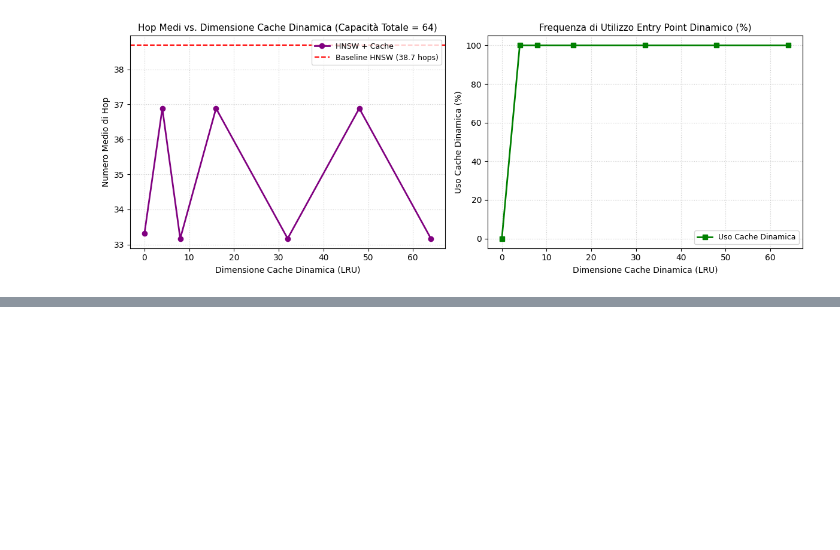
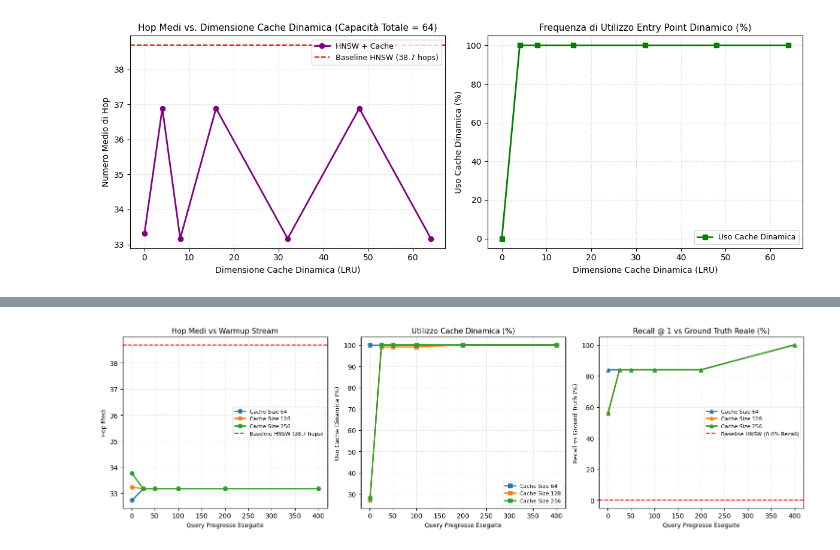
Before and after one commit to leopasq24/Case_Studies_IR, a Jupyter notebook: cache_tests.ipynb, the cells around one changed output, grey strips where cells are left out. Drawn from its saved outputs; the diff is of its cells as text; code cells hidden in the pictures; blank space fills up the shorter version.

Commit message:
- Ground Truth Comparison - Query change simulation

```diff
--- a/cache_tests.ipynb
+++ b/cache_tests.ipynb
@@ -930,3 +1063,94 @@ plt.show()
 | 5 | 64 | 16 | 48 | 36.89 | 4.7 | 100.0 | ... |
 | 6 | 64 | 0 | 64 | 33.17 | 14.3 | 100.0 | ... |
 [figure]
+# %%
+# Esecuzione del benchmark
+checkpoints_list = [1, 25, 50, 100, 200, 400]
+cache_sizes_list = [64, 128, 256]
+
+df_results, baseline_hops = benchmark_cache_dynamics(
+    hnsw_index=hnsw_index,
+    data=data,
+    queries=query_set,
+    cache_sizes=cache_sizes_list,
+    checkpoints=checkpoints_list,
+    n_test_queries=100,
+    ef_search=32
+)
+
+# Visualizzazione tabellare completa
+display(df_results)
+
+# Plot 1: Hop Medi vs Warmup
+plt.figure(figsize=(15, 4.5))
+
+plt.subplot(1, 3, 1)
+for c_size in cache_sizes_list:
+    subset = df_results[df_results["Cache Size"] == c_size]
+    plt.plot(
+        subset["Query Eseguite"],
+        subset["Hop Medi"],
+        marker='o',
+        linewidth=2,
+        label=f"Cache Size {c_size}"
+    )
+
+plt.axhline(
+    y=baseline_hops,
+    color='r',
+    linestyle='--',
+    linewidth=1.5,
+    label=f"Baseline HNSW ({baseline_hops:.1f} hops)"
+)
+plt.title("Hop Medi vs Warmup Stream", fontsize=11)
+plt.xlabel("Query Pregresse Eseguite", fontsize=9)
+plt.ylabel("Hop Medi", fontsize=9)
+plt.grid(True, linestyle=":", alpha=0.6)
+plt.legend(fontsize=8)
+
+# Plot 2: Tasso di Utilizzo Cache Dinamica
+plt.subplot(1, 3, 2)
+for c_size in cache_sizes_list:
+    subset = df_results[df_results["Cache Size"] == c_size]
+    plt.plot(
+        subset["Query Eseguite"],
+        subset["Uso Cache Dinamica (%)"],
+        marker='s',
+        linewidth=2,
+        label=f"Cache Size {c_size}"
+    )
+
+plt.title("Utilizzo Cache Dinamica (%)", fontsize=11)
+plt.xlabel("Query Pregresse Eseguite", fontsize=9)
+plt.ylabel("Uso Cache Dinamica (%)", fontsize=9)
+plt.grid(True, linestyle=":", alpha=0.6)
+plt.legend(fontsize=8)
+
+# Plot 3: Recall vs Ground Truth Reale (1-NN Esatto)
+plt.subplot(1, 3, 3)
+for c_size in cache_sizes_list:
+    subset = df_results[df_results["Cache Size"] == c_size]
+    plt.plot(
+        subset["Query Eseguite"],
+        subset["Recall vs GT Reale (%)"],
+        marker='^',
+        linewidth=2,
+        label=f"Cache Size {c_size}"
+    )
+
+plt.axhline(
+    y=0.0,
+    color='r',
+    linestyle='--',
+    linewidth=1.5,
+    label="Baseline HNSW (0.0% Recall)"
+)
+plt.title("Recall @ 1 vs Ground Truth Reale (%)", fontsize=11)
+plt.xlabel("Query Pregresse Eseguite", fontsize=9)
+plt.ylabel("Recall vs Ground Truth (%)", fontsize=9)
+plt.grid(True, linestyle=":", alpha=0.6)
+plt.legend(fontsize=8)
+
+plt.tight_layout()
+plt.show()
+# %% [output]
@@ -932,0 +1179 @@ plt.show()
+[figure, added]
```
Also changed, not shown: parts of 13 cells of this notebook, 1 other file.
